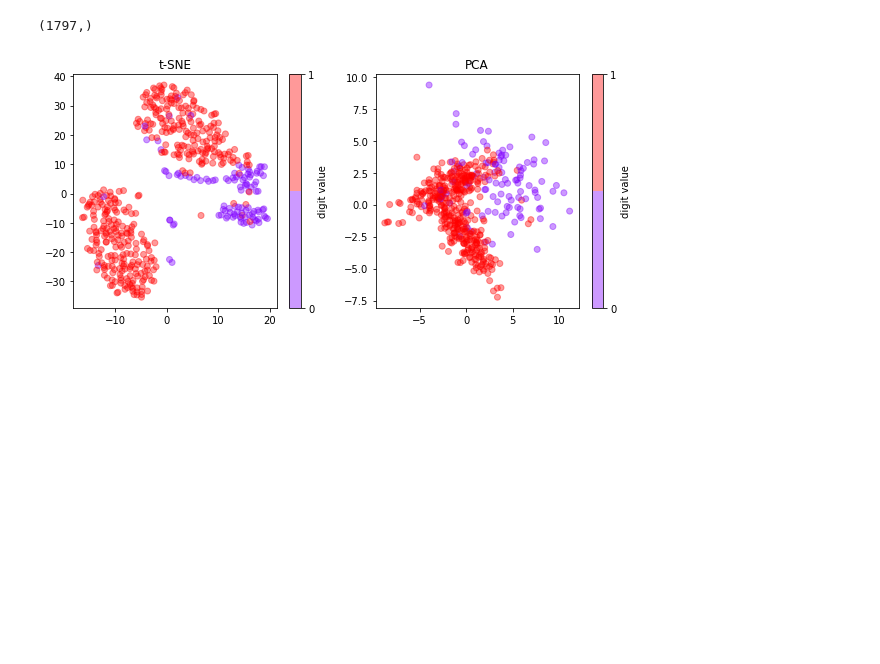
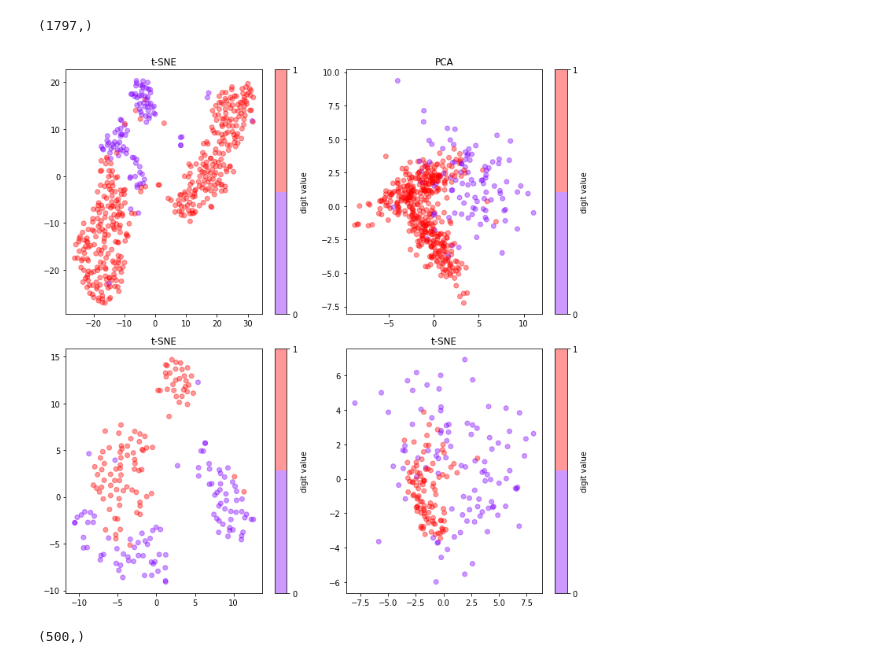
Before and after one commit to YoungHS-stu/imbalanced, a Jupyter notebook: data_gen_vis.ipynb, the cells around one changed output. Drawn from its saved outputs; the diff is of its cells as text; code cells hidden in the pictures; blank space fills up the shorter version.

```diff
--- a/data_gen_vis.ipynb
+++ b/data_gen_vis.ipynb
@@ -43,28 +44,54 @@ digits.target.shape
 # %%
 toy_X, toy_y  = skdata.make_classification(n_samples=500, n_features=10, n_informative=5,
                            n_redundant=2, n_repeated=1, n_classes=2, class_sep=1.5,
-                           n_clusters_per_class=2, flip_y=0.05,
+                           n_clusters_per_class=2, flip_y=0.01,
                            weights=[0.2, 0.8], random_state=seed)
 
 toy_X_tsne = TSNE(n_components=2, random_state=seed).fit_transform(toy_X)
 toy_X_PCA  = PCA(n_components=2).fit_transform(toy_X)
 
-plt.figure(figsize=(8.5, 4))
-plt.subplot(1, 2, 1)
+plt.figure(figsize=(10, 10))
+plt.subplot(2, 2, 1)
 
 plt.scatter(toy_X_tsne[:, 0], toy_X_tsne[:, 1], c=toy_y, alpha=0.4, cmap=plt.cm.get_cmap('rainbow', 2))
 plt.title("t-SNE")
 cbar = plt.colorbar(ticks=range(2))
 cbar.set_label(label='digit value')
 # plt.clim(-0.5, 9.5)
 
-plt.subplot(1, 2, 2)
+plt.subplot(2, 2, 2)
 plt.scatter(toy_X_PCA[:, 0], toy_X_PCA[:, 1], c=toy_y, alpha=0.4,
             cmap=plt.cm.get_cmap('rainbow', 2))
 plt.title("PCA")
 cbar = plt.colorbar(ticks=range(2))
 cbar.set_label(label='digit value')
 # plt.clim(-0.5, 9.5)
+# plt.tight_layout()
+resampler = imb.under_sampling.NearMiss(version=2)
+Resampled_X, Resampled_y = resampler.fit_resample(toy_X, toy_y)
+Resampled_X_tsne = TSNE(n_components=2, random_state=seed).fit_transform(Resampled_X)
+Resampled_X_PCA  = PCA(n_components=2).fit_transform(Resampled_X)
+
+plt.subplot(2, 2, 3)
+plt.scatter(Resampled_X_tsne[:, 0], Resampled_X_tsne[:, 1], c=Resampled_y, alpha=0.4,
+            cmap=plt.cm.get_cmap('rainbow', 2))
+plt.title("t-SNE")
+cbar = plt.colorbar(ticks=range(2))
+cbar.set_label(label='digit value')
+# plt.clim(-0.5, 9.5)
+
+plt.subplot(2, 2, 4)
+plt.scatter(Resampled_X_PCA[:, 0], Resampled_X_PCA[:, 1], c=Resampled_y, alpha=0.4,
+            cmap=plt.cm.get_cmap('rainbow', 2))
+plt.title("t-SNE")
+cbar = plt.colorbar(ticks=range(2))
+cbar.set_label(label='digit value')
+# plt.clim(-0.5, 9.5)
+
 plt.tight_layout()
 # %% [output]
-[figure, old version]
+[figure, new version]
+# %%
+toy_y.shape
+# %% [output]
+(500,)
```
Also changed, not shown: parts of 1 cell of this notebook, 16 other files.
